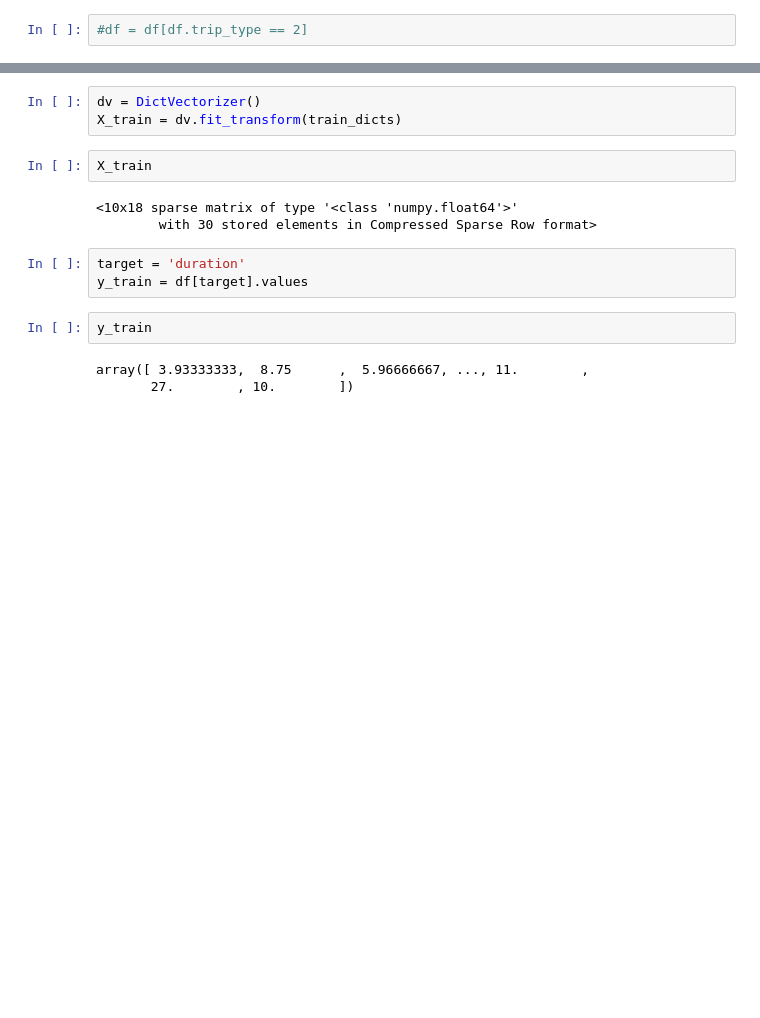
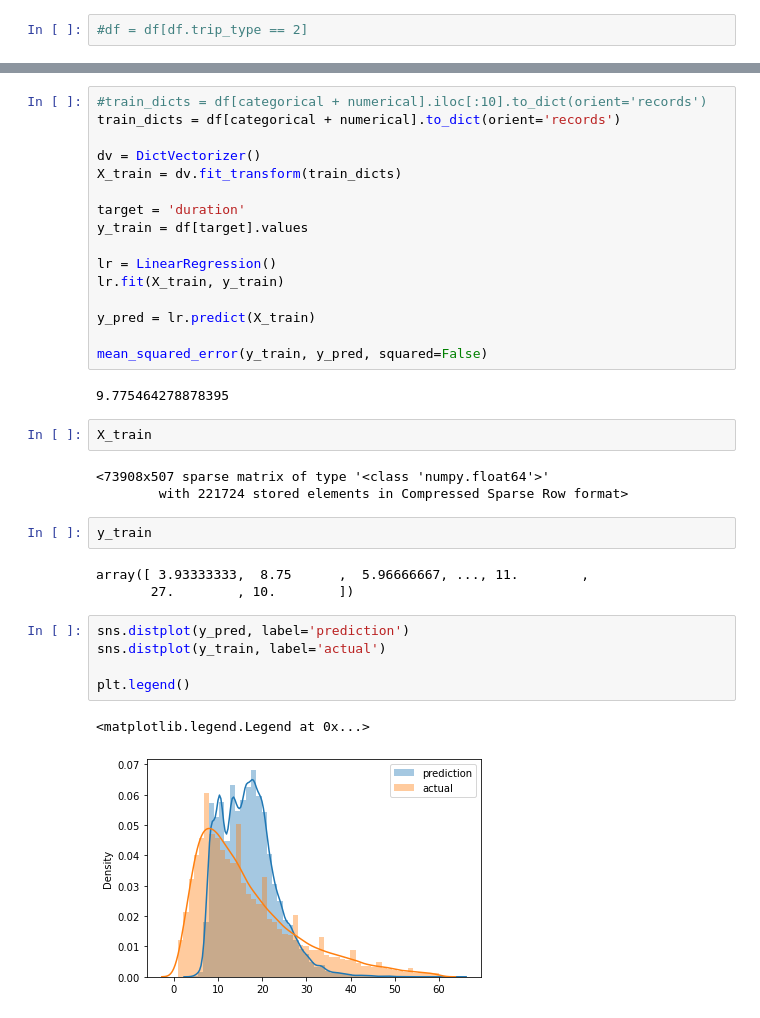
Before and after one commit to Evardanyan/mlops-zoomcamp, a Jupyter notebook: data/duration-prediction.ipynb, the cells around one changed output, grey strips where cells are left out. Saved outputs shown, nothing was run; the diff lists cells and outputs as text; blank space fills up the shorter version.

```diff
--- a/data/duration-prediction.ipynb
+++ b/data/duration-prediction.ipynb
@@ -31,16 +35,36 @@ train_dicts = df[categorical + numerical].iloc[:10].to_dict(orient='records')
-# %%
-dv = DictVectorizer()
-X_train = dv.fit_transform(train_dicts)
+# %%
+#train_dicts = df[categorical + numerical].iloc[:10].to_dict(orient='records')
+train_dicts = df[categorical + numerical].to_dict(orient='records')
+
+dv = DictVectorizer()
+X_train = dv.fit_transform(train_dicts)
+
+target = 'duration'
+y_train = df[target].values
+
+lr = LinearRegression()
+lr.fit(X_train, y_train)
+
+y_pred = lr.predict(X_train)
+
+mean_squared_error(y_train, y_pred, squared=False)
+# %% [output]
+9.775464278878395
 # %%
 X_train
 # %% [output]
-<10x18 sparse matrix of type '<class 'numpy.float64'>'
-        with 30 stored elements in Compressed Sparse Row format>
+<73908x507 sparse matrix of type '<class 'numpy.float64'>'
+        with 221724 stored elements in Compressed Sparse Row format>
-# %%
-target = 'duration'
-y_train = df[target].values
 # %%
 y_train
 # %% [output]
 array([ 3.93333333,  8.75      ,  5.96666667, ..., 11.        ,
        27.        , 10.        ])
+# %%
+sns.distplot(y_pred, label='prediction')
+sns.distplot(y_train, label='actual')
+
+plt.legend()
+# %% [output]
+<matplotlib.legend.Legend at 0x...>
+[figure, added]
```
Also changed, not shown: parts of 21 cells of this notebook, 1 other file.
